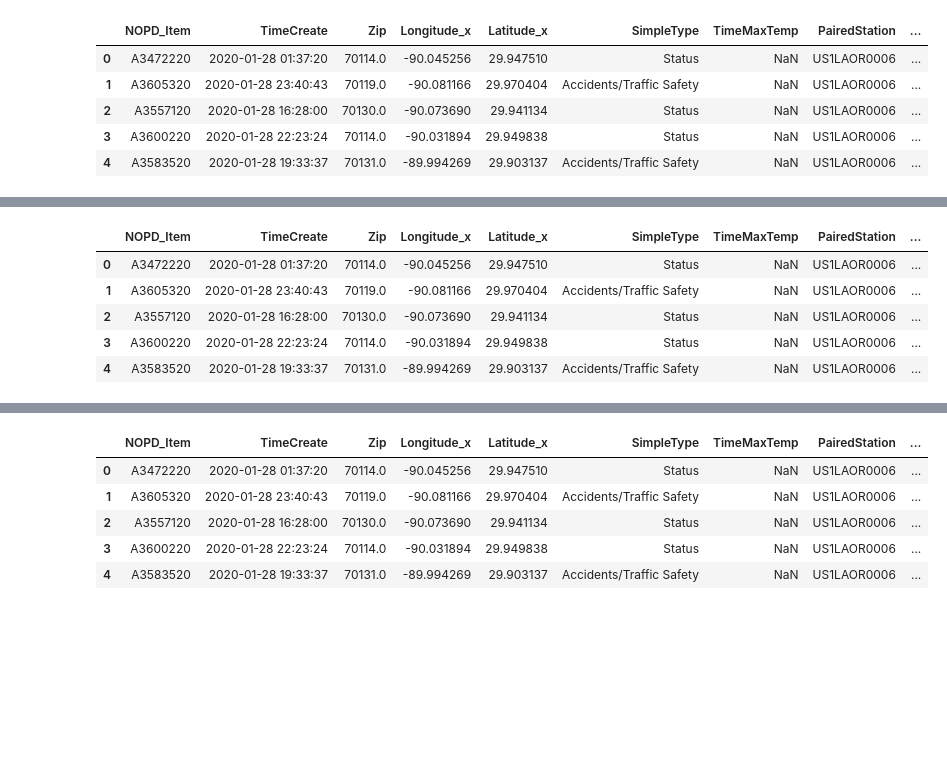
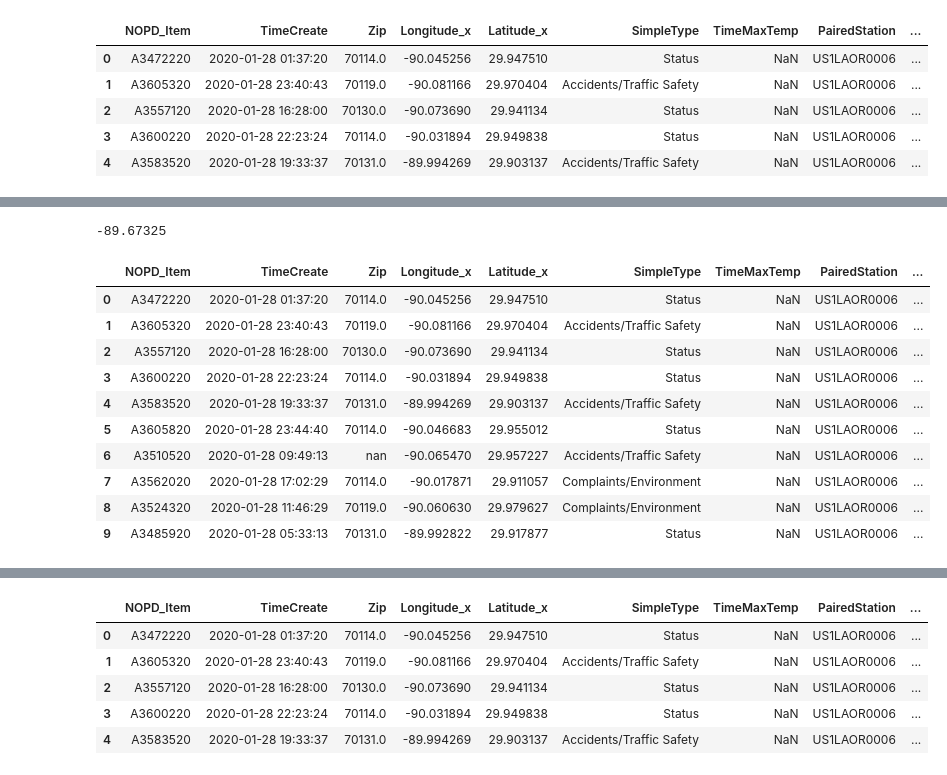
Before and after one commit to outlawhayden/weather-crime, a Jupyter notebook: notebooks/model_playground.ipynb, the cells around one changed output, grey strips where cells are left out. Saved outputs shown, nothing was run; the diff lists cells and outputs as text; code cells hidden in the pictures; blank space fills up the shorter version.

```diff
--- a/notebooks/model_playground.ipynb
+++ b/notebooks/model_playground.ipynb
@@ -732,18 +724,30 @@ calls_weather_master.head()
+# %%
+cfs_ml = cfs_ml[(cfs_ml["Longitude_x"] < -89.5) & (cfs_ml["Latitude_x"] > 29.5)]
+# %%
+max(cfs_ml["Longitude_x"])
+# %% [output]
+-89.67325
 # %%
+# creating geospatial bins, nxn
 n = 30
 
-long_bins = np.linspace(cfs_ml["Longitude_x"].min(), cfs_ml["Longitude_x"].max(), n + 1)
-lat_bins = np.linspace(cfs_ml["Latitude_x"].min(), cfs_ml["Latitude_x"].max(), n + 1)
+long_bins = np.linspace(cfs_ml["Longitude_x"].min() - 0.1, cfs_ml["Longitude_x"].max(), n + 1)
+lat_bins = np.linspace(cfs_ml["Latitude_x"].min() - 0.1, cfs_ml["Latitude_x"].max(), n + 1)
 
 
 cfs_ml["Long_bin"] = np.digitize(cfs_ml["Longitude_x"], long_bins)
 cfs_ml["Lat_bin"] = np.digitize(cfs_ml["Latitude_x"], lat_bins)
 
-cfs_ml.head()
+cfs_ml.head(10)
 # %% [output]
 |  | NOPD_Item | TimeCreate | Zip | Longitude_x | Latitude_x | SimpleType | TimeMaxTemp | PairedStation | ... |
 | 0 | A3472220 | 2020-01-28 01:37:20 | 70114.0 | -90.045256 | 29.947510 | Status | NaN | US1LAOR0006 | ... |
 | 1 | A3605320 | 2020-01-28 23:40:43 | 70119.0 | -90.081166 | 29.970404 | Accidents/Traffic Safety | NaN | US1LAOR0006 | ... |
 | 2 | A3557120 | 2020-01-28 16:28:00 | 70130.0 | -90.073690 | 29.941134 | Status | NaN | US1LAOR0006 | ... |
 | 3 | A3600220 | 2020-01-28 22:23:24 | 70114.0 | -90.031894 | 29.949838 | Status | NaN | US1LAOR0006 | ... |
 | 4 | A3583520 | 2020-01-28 19:33:37 | 70131.0 | -89.994269 | 29.903137 | Accidents/Traffic Safety | NaN | US1LAOR0006 | ... |
+| 5 | A3605820 | 2020-01-28 23:44:40 | 70114.0 | -90.046683 | 29.955012 | Status | NaN | US1LAOR0006 | ... |
+| 6 | A3510520 | 2020-01-28 09:49:13 | nan | -90.065470 | 29.957227 | Accidents/Traffic Safety | NaN | US1LAOR0006 | ... |
+| 7 | A3562020 | 2020-01-28 17:02:29 | 70114.0 | -90.017871 | 29.911057 | Complaints/Environment | NaN | US1LAOR0006 | ... |
+| 8 | A3524320 | 2020-01-28 11:46:29 | 70119.0 | -90.060630 | 29.979627 | Complaints/Environment | NaN | US1LAOR0006 | ... |
+| 9 | A3485920 | 2020-01-28 05:33:13 | 70131.0 | -89.992822 | 29.917877 | Status | NaN | US1LAOR0006 | ... |
```
Also changed, not shown: parts of 43 cells of this notebook, 1 other file.
